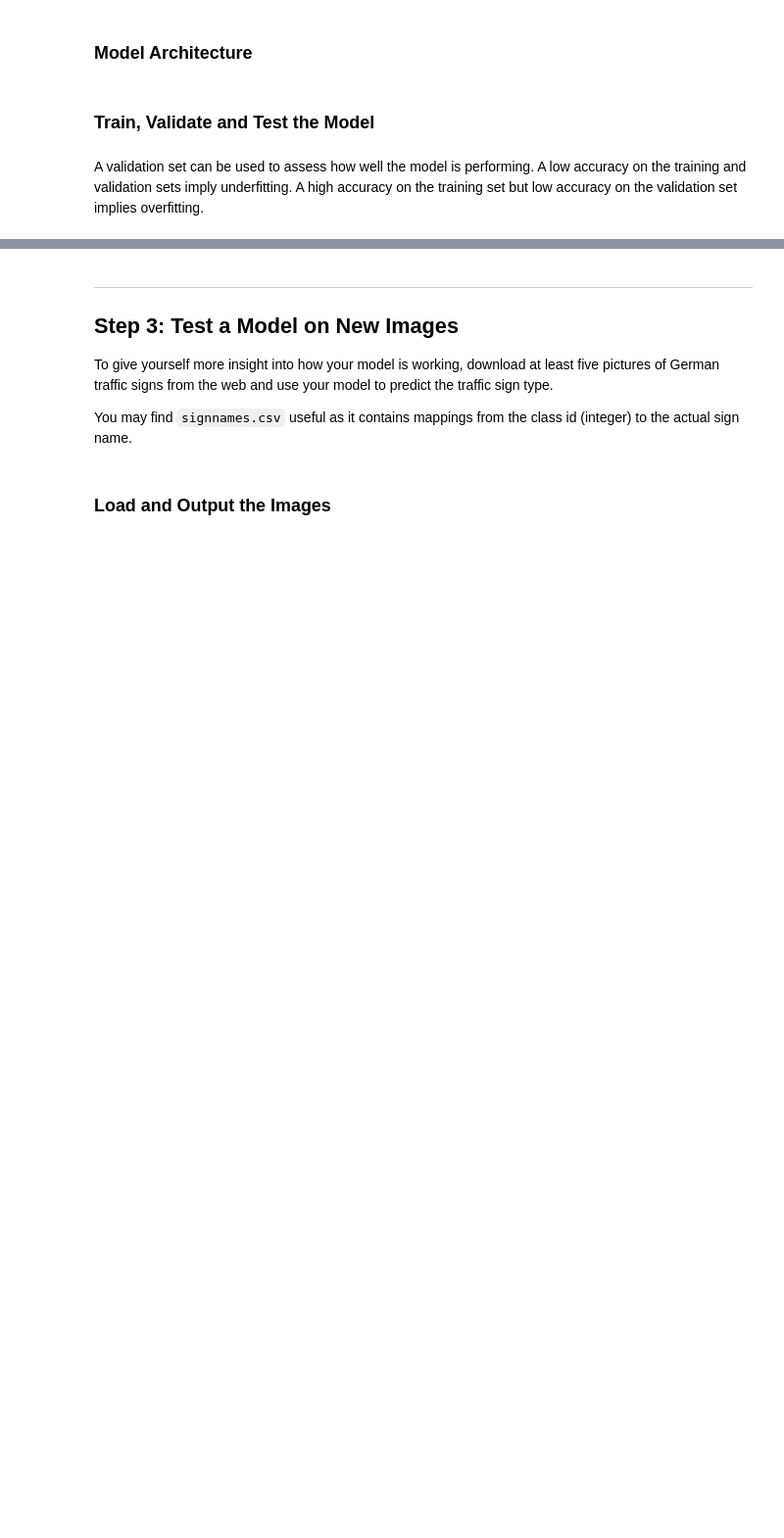
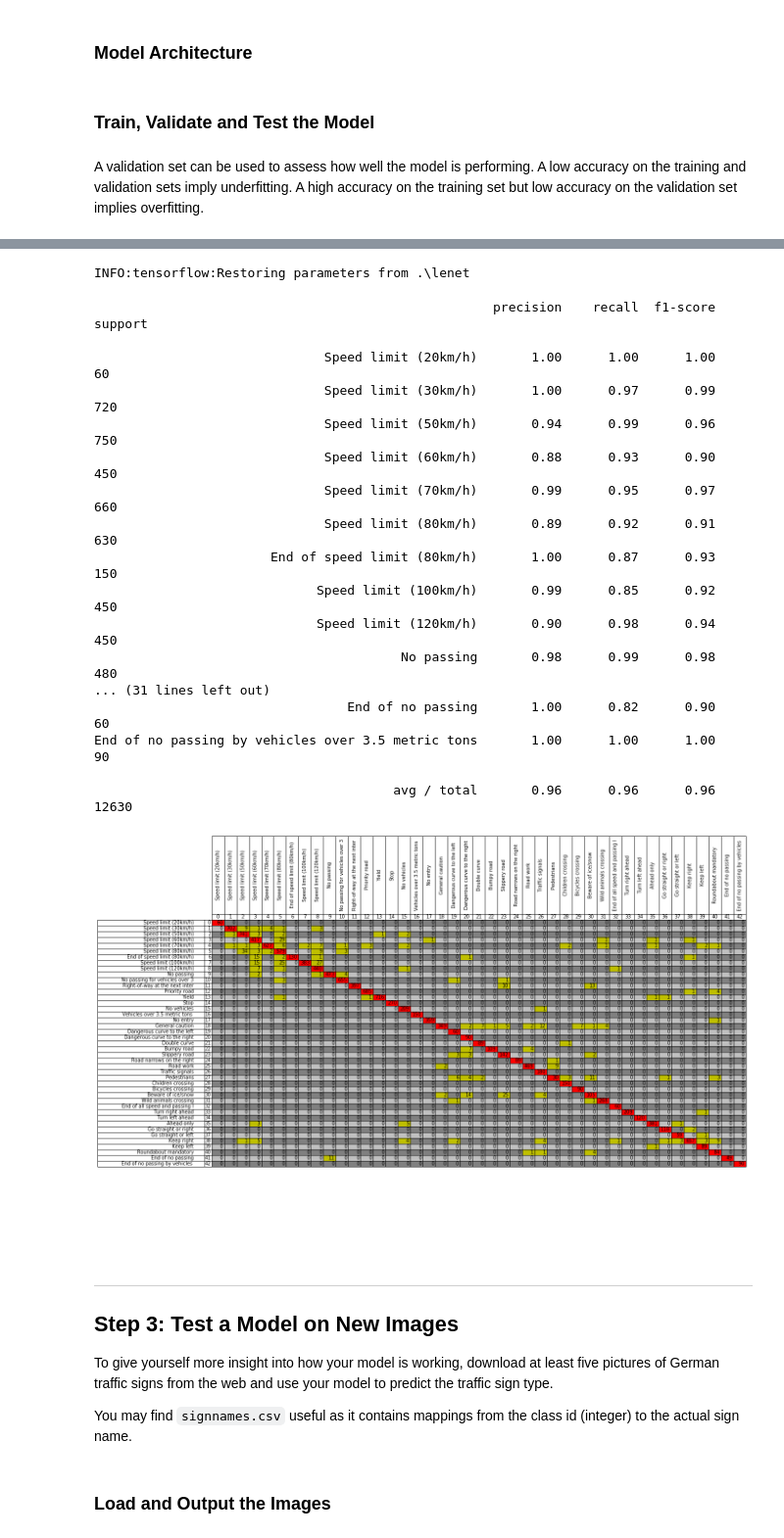
Before and after one commit to ahmadsheikhveisi/CarND-Traffic-Sign-Classifier-Project, a Jupyter notebook: Traffic_Sign_Classifier.ipynb, the cells around one changed output, grey strips where cells are left out. Shown at 98% size. Drawn from its saved outputs; the diff is of its cells as text; code cells hidden in the pictures; blank space fills up the shorter version.

Commit message:
adding Multiscale adding confusion matrix changing the order of the preprocessing.

```diff
--- a/Traffic_Sign_Classifier.ipynb
+++ b/Traffic_Sign_Classifier.ipynb
@@ -592,9 +632,9 @@ sets imply underfitting. A high accuracy on the training set but low accuracy on
 import tensorflow as tf
 
 ### Training Hyperparameters
-EPOCHS = 30#10#
+EPOCHS = 80#30#10#
 BATCH_SIZE = 128
-rate = 0.001
+rate = 0.0005
 # %%
 x = tf.placeholder(tf.float32, (None, image_shape[0], image_shape[1], image_shape[2]))
 y = tf.placeholder(tf.int32, (None))
@@ -654,3 +720,79 @@ with tf.Session() as sess:
+# %%
+prediction_val = tf.argmax(logits, 1)
+
+with tf.Session() as sess:
+    saver.restore(sess, tf.train.latest_checkpoint('.'))
+    predictions = sess.run(prediction_val, feed_dict={x: X_test,keep_prob:1})
+# %% [output]
+INFO:tensorflow:Restoring parameters from .\lenet
+# %%
+from sklearn.metrics import confusion_matrix
+from sklearn.metrics import classification_report
+#from matplotlib import Table as mpltable
+signnames_arr = np.array([signnames[lbl] for lbl in range(n_classes)])
+
+clas_rep = classification_report(y_test, predictions, target_names=signnames_arr)
+print(clas_rep)
+
+con_mat = confusion_matrix(y_test, predictions, labels=range(n_classes))
+cell_txt=[]
+cell_clr=[]
+for row_num in range(con_mat.shape[0]):
+    row = con_mat[row_num,:]
+    cell_txt.append([str(p) for p in row])
+    if row_num % 2 == 0:
+        clr = 'gray'
+    else:
+        clr = 'silver'
+    row_clr = np.array([clr for _ in row])
+    row_clr[row != 0]='y'
+    row_clr[row_num]='red'
+    cell_clr.append(row_clr)
+
+fig,axe = plt.subplots(figsize=(20, 15))
+axe.axis('off')
+confusion_table = axe.table(cellText=cell_txt,
+                            cellColours=cell_clr,
+                      rowLabels=range(n_classes),#signnames_arr,#
+                      rowLoc='right',
+                      colLabels=range(n_classes),#signnames_arr,#
+                            loc='center')
+
+cheight = confusion_table.get_celld()[0,0].get_height()
+cwidth = confusion_table.get_celld()[0,0].get_width()
+
+for cell_cnt in range(n_classes):
+    confusion_table.add_cell(cell_cnt+1, -2, width=0.2, height=cheight,
+                                    text=signnames[cell_cnt][:30],
+                                    loc="right")
+
+    confusion_table.add_cell(-2, cell_cnt, width=cwidth, height=0.2,
+                             text=signnames[cell_cnt][:30],
+                            loc="center")
+    confusion_table.get_celld()[-2, cell_cnt].set_text_props(rotation=90)
+
+#fig.tight_layout()
+plt.show()
+fig.savefig("./res/confusion_matrix.png")
+# %% [output]
+                                                    precision    recall  f1-score   support
+
+                              Speed limit (20km/h)       1.00      1.00      1.00        60
+                              Speed limit (30km/h)       1.00      0.97      0.99       720
+                              Speed limit (50km/h)       0.94      0.99      0.96       750
+                              Speed limit (60km/h)       0.88      0.93      0.90       450
+                              Speed limit (70km/h)       0.99      0.95      0.97       660
+                              Speed limit (80km/h)       0.89      0.92      0.91       630
+                       End of speed limit (80km/h)       1.00      0.87      0.93       150
+                             Speed limit (100km/h)       0.99      0.85      0.92       450
+                             Speed limit (120km/h)       0.90      0.98      0.94       450
+                                        No passing       0.98      0.99      0.98       480
+... (31 lines left out)
+                                 End of no passing       1.00      0.82      0.90        60
+End of no passing by vehicles over 3.5 metric tons       1.00      1.00      1.00        90
+
+                                       avg / total       0.96      0.96      0.96     12630
+[figure, added]
 # %% [markdown]
 ---
 
```
Also changed, not shown: parts of 13 cells of this notebook, 15 other files.
